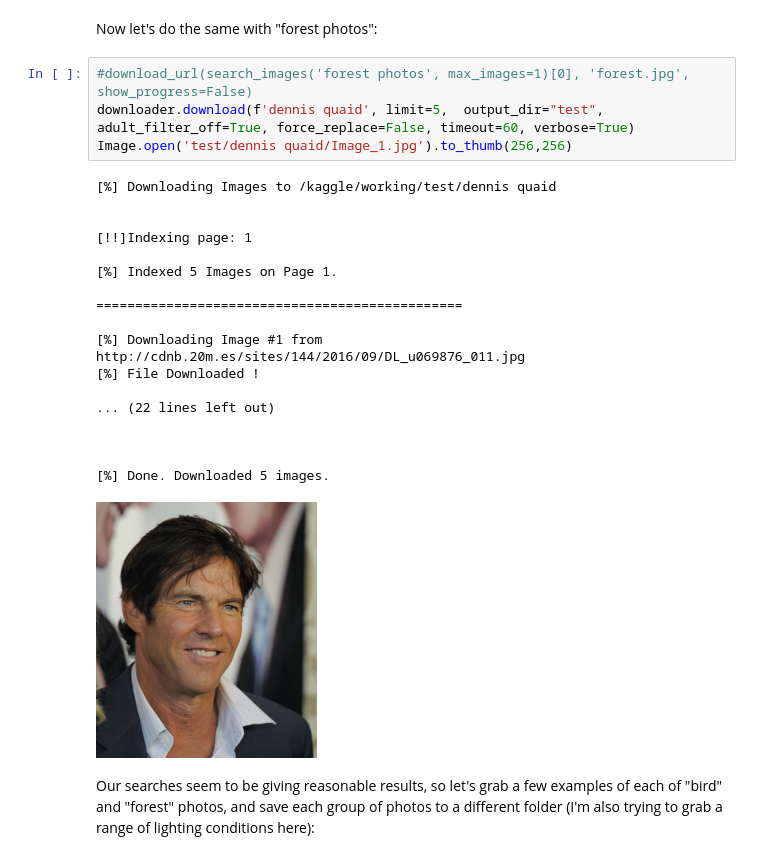
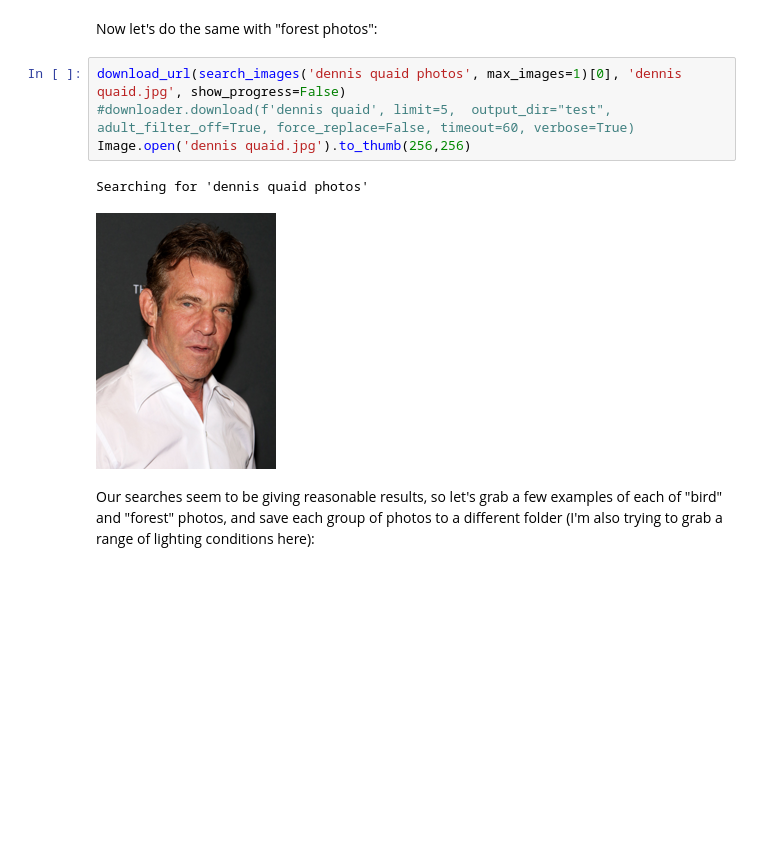
Before and after one commit to atoscram/fastai-is-it-dennis-quaid-or-harrison-ford, a Jupyter notebook: is-it-dennis-quaid-or-harrison-ford.ipynb, the cells around one changed output. Cells and saved outputs as stored; diff of their text form; blank space fills up the shorter version.

```diff
--- a/is-it-dennis-quaid-or-harrison-ford.ipynb
+++ b/is-it-dennis-quaid-or-harrison-ford.ipynb
@@ -95,27 +74,11 @@ im.to_thumb(256,256)
 # %% [markdown]
 Now let's do the same with "forest photos":
 # %%
-#download_url(search_images('forest photos', max_images=1)[0], 'forest.jpg', show_progress=False)
-downloader.download(f'dennis quaid', limit=5,  output_dir="test", adult_filter_off=True, force_replace=False, timeout=60, verbose=True)
-Image.open('test/dennis quaid/Image_1.jpg').to_thumb(256,256)
+download_url(search_images('dennis quaid photos', max_images=1)[0], 'dennis quaid.jpg', show_progress=False)
+#downloader.download(f'dennis quaid', limit=5,  output_dir="test", adult_filter_off=True, force_replace=False, timeout=60, verbose=True)
+Image.open('dennis quaid.jpg').to_thumb(256,256)
 # %% [output]
-[%] Downloading Images to /kaggle/working/test/dennis quaid
-
-
-[!!]Indexing page: 1
-
-[%] Indexed 5 Images on Page 1.
-
-===============================================
-
-[%] Downloading Image #1 from http://cdnb.20m.es/sites/144/2016/09/DL_u069876_011.jpg
-[%] File Downloaded !
-
-... (22 lines left out)
-
-
-
-[%] Done. Downloaded 5 images.
+Searching for 'dennis quaid photos'
-[figure, old version]
+[figure, new version]
 # %% [markdown]
 Our searches seem to be giving reasonable results, so let's grab a few examples of each of "bird" and "forest" photos, and save each group of photos to a different folder (I'm also trying to grab a range of lighting conditions here):
```
Also changed, not shown: parts of 10 cells of this notebook.
